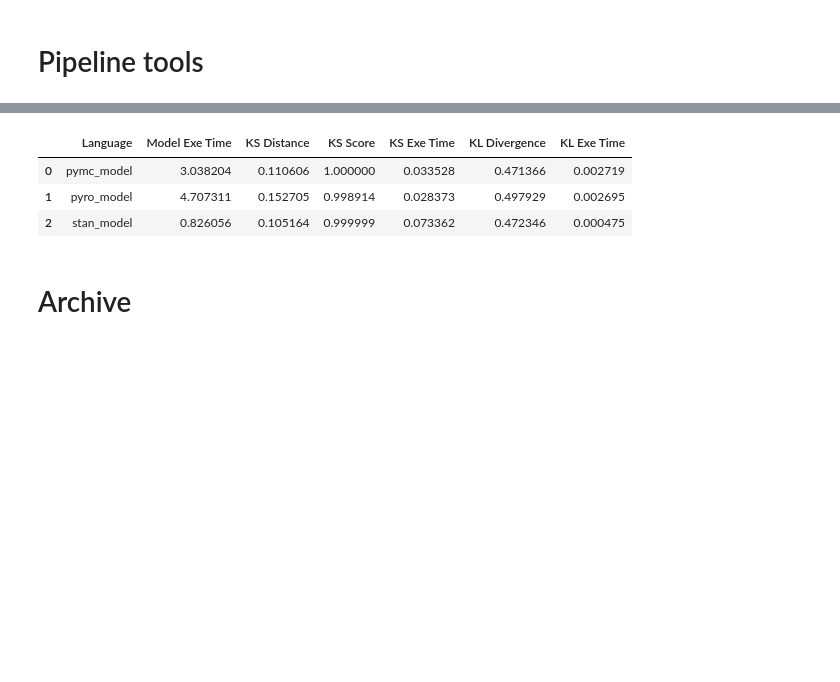
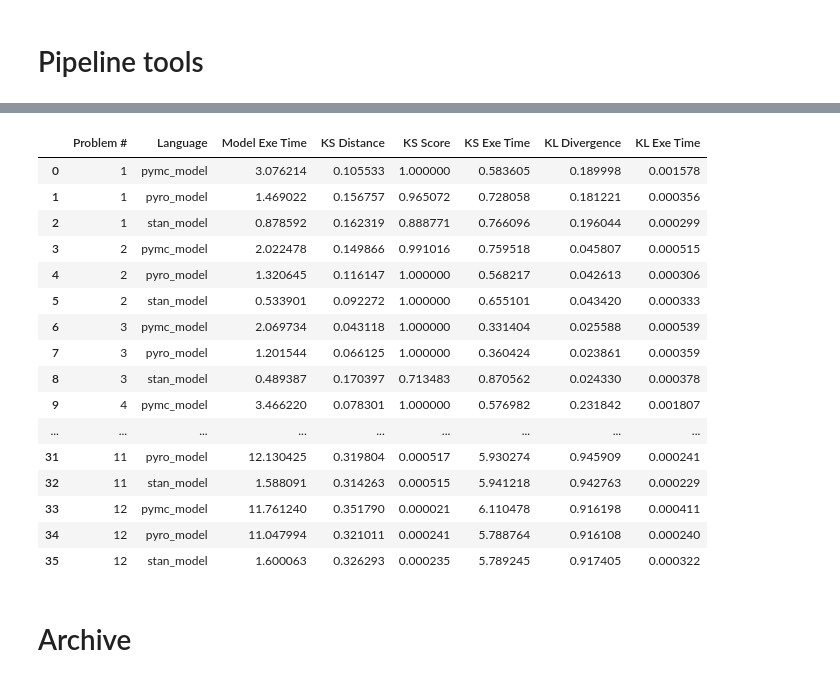
Before and after one commit to patrick-pagni/whats_your_bench, a Jupyter notebook: notebooks/scratch.ipynb, the cells around one changed output, grey strips where cells are left out. Drawn from its saved outputs; the diff is of its cells as text; code cells hidden in the pictures; blank space fills up the shorter version.

Commit message:
Some more investigation into estimating MV t-distirbution scale matrix; results extraction and analysis

```diff
--- a/notebooks/scratch.ipynb
+++ b/notebooks/scratch.ipynb
@@ -1086,10 +1073,23 @@ Consider re-running with show_console=True if the above output is unclear!
-# %%
-p.results
-# %% [output]
-|  | Language | Model Exe Time | KS Distance | KS Score | KS Exe Time | KL Divergence | KL Exe Time |
-| 0 | pymc_model | 3.038204 | 0.110606 | 1.000000 | 0.033528 | 0.471366 | 0.002719 |
-| 1 | pyro_model | 4.707311 | 0.152705 | 0.998914 | 0.028373 | 0.497929 | 0.002695 |
-| 2 | stan_model | 0.826056 | 0.105164 | 0.999999 | 0.073362 | 0.472346 | 0.000475 |
+# %%
+results.reset_index(drop=True)
+# %% [output]
+|  | Problem # | Language | Model Exe Time | KS Distance | KS Score | KS Exe Time | KL Divergence | KL Exe Time |
+| 0 | 1 | pymc_model | 3.076214 | 0.105533 | 1.000000 | 0.583605 | 0.189998 | 0.001578 |
+| 1 | 1 | pyro_model | 1.469022 | 0.156757 | 0.965072 | 0.728058 | 0.181221 | 0.000356 |
+| 2 | 1 | stan_model | 0.878592 | 0.162319 | 0.888771 | 0.766096 | 0.196044 | 0.000299 |
+| 3 | 2 | pymc_model | 2.022478 | 0.149866 | 0.991016 | 0.759518 | 0.045807 | 0.000515 |
+| 4 | 2 | pyro_model | 1.320645 | 0.116147 | 1.000000 | 0.568217 | 0.042613 | 0.000306 |
+| 5 | 2 | stan_model | 0.533901 | 0.092272 | 1.000000 | 0.655101 | 0.043420 | 0.000333 |
+| 6 | 3 | pymc_model | 2.069734 | 0.043118 | 1.000000 | 0.331404 | 0.025588 | 0.000539 |
+| 7 | 3 | pyro_model | 1.201544 | 0.066125 | 1.000000 | 0.360424 | 0.023861 | 0.000359 |
+| 8 | 3 | stan_model | 0.489387 | 0.170397 | 0.713483 | 0.870562 | 0.024330 | 0.000378 |
+| 9 | 4 | pymc_model | 3.466220 | 0.078301 | 1.000000 | 0.576982 | 0.231842 | 0.001807 |
+| ... | ... | ... | ... | ... | ... | ... | ... | ... |
+| 31 | 11 | pyro_model | 12.130425 | 0.319804 | 0.000517 | 5.930274 | 0.945909 | 0.000241 |
+| 32 | 11 | stan_model | 1.588091 | 0.314263 | 0.000515 | 5.941218 | 0.942763 | 0.000229 |
+| 33 | 12 | pymc_model | 11.761240 | 0.351790 | 0.000021 | 6.110478 | 0.916198 | 0.000411 |
+| 34 | 12 | pyro_model | 11.047994 | 0.321011 | 0.000241 | 5.788764 | 0.916108 | 0.000240 |
+| 35 | 12 | stan_model | 1.600063 | 0.326293 | 0.000235 | 5.789245 | 0.917405 | 0.000322 |
 # %% [markdown]
 # Archive
 # %% [markdown]
```
Also changed, not shown: parts of 13 cells of this notebook, 31 other files.
